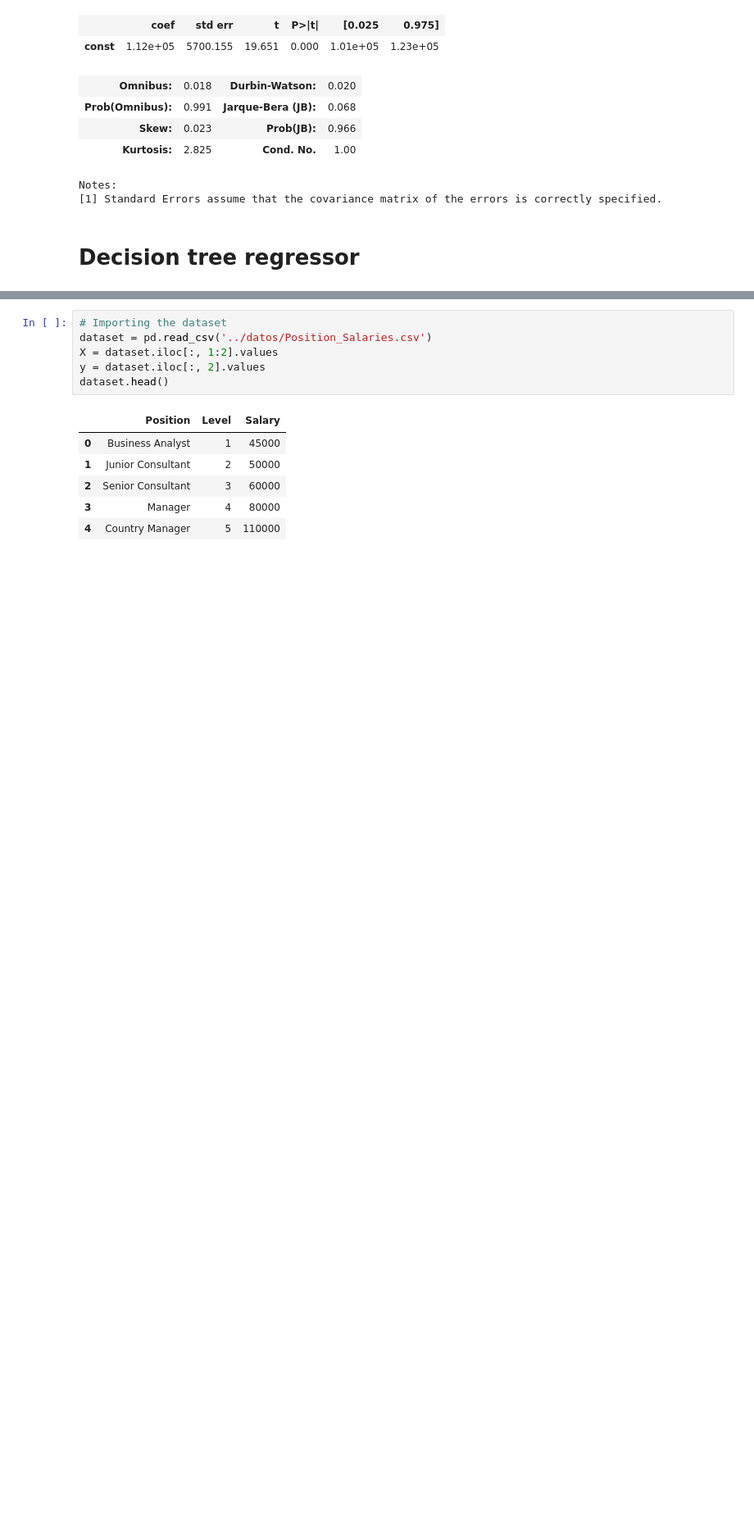
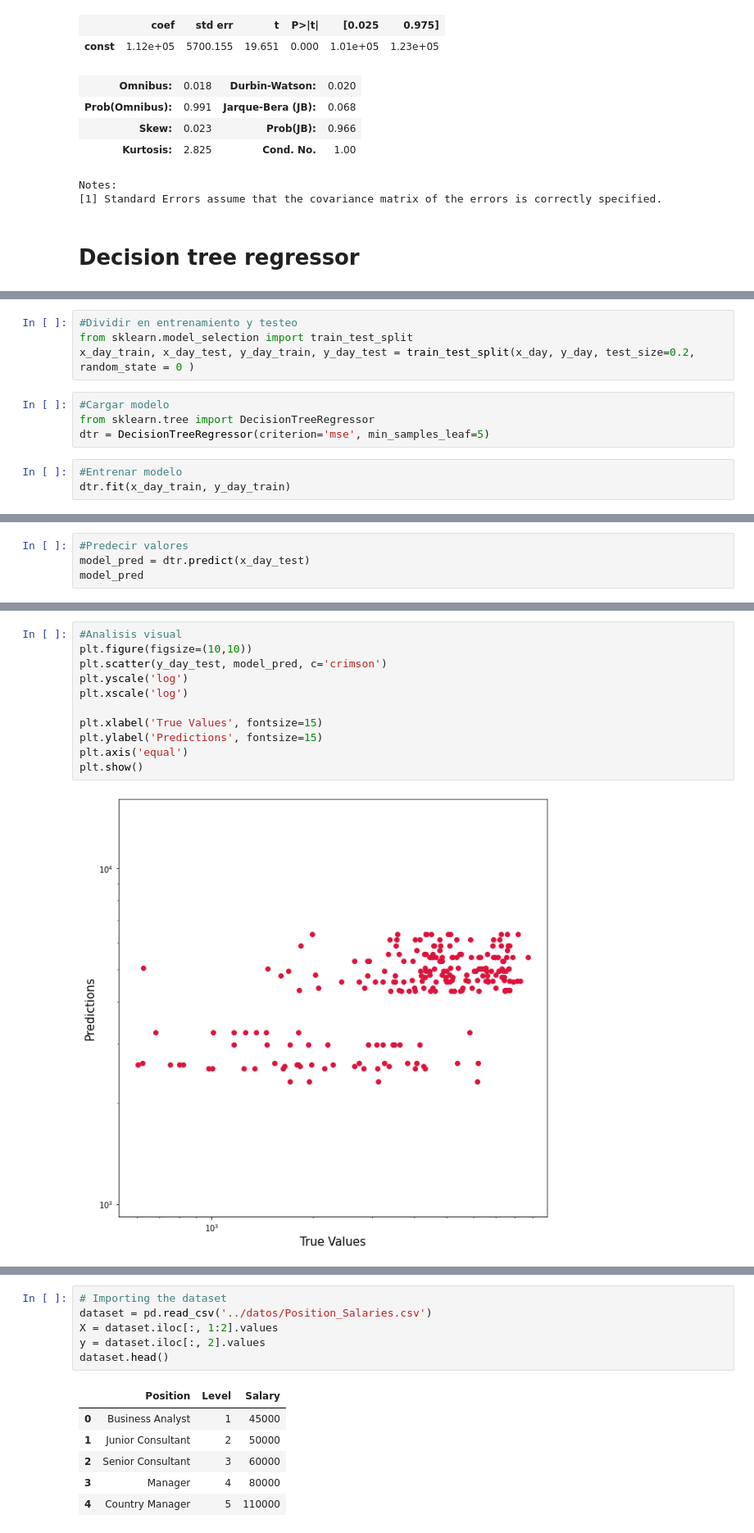
Before and after one commit to JmaldonadoRdV/Apuntes, a Jupyter notebook: Algoritmos basicos/Regression.ipynb, the cells around one changed output, grey strips where cells are left out. Shown: that part at 82% size. Saved outputs shown, nothing was run; the diff lists cells and outputs as text; blank space fills up the shorter version.

```diff
--- a/Algoritmos basicos/Regression.ipynb
+++ b/Algoritmos basicos/Regression.ipynb
@@ -284,0 +295,11 @@ Notes:
+# %%
+#Dividir en entrenamiento y testeo
+from sklearn.model_selection import train_test_split
+x_day_train, x_day_test, y_day_train, y_day_test = train_test_split(x_day, y_day, test_size=0.2, random_state = 0 )
+# %%
+#Cargar modelo
+from sklearn.tree import DecisionTreeRegressor
+dtr = DecisionTreeRegressor(criterion='mse', min_samples_leaf=5)
+# %%
+#Entrenar modelo
+dtr.fit(x_day_train, y_day_train)
@@ -284,0 +308,4 @@ Notes:
+# %%
+#Predecir valores
+model_pred = dtr.predict(x_day_test)
+model_pred
@@ -284,0 +343,13 @@ Notes:
+# %%
+#Analisis visual
+plt.figure(figsize=(10,10))
+plt.scatter(y_day_test, model_pred, c='crimson')
+plt.yscale('log')
+plt.xscale('log')
+
+plt.xlabel('True Values', fontsize=15)
+plt.ylabel('Predictions', fontsize=15)
+plt.axis('equal')
+plt.show()
+# %% [output]
+[figure, added]
```
Also changed, not shown: parts of 17 cells of this notebook, 1 other file.
